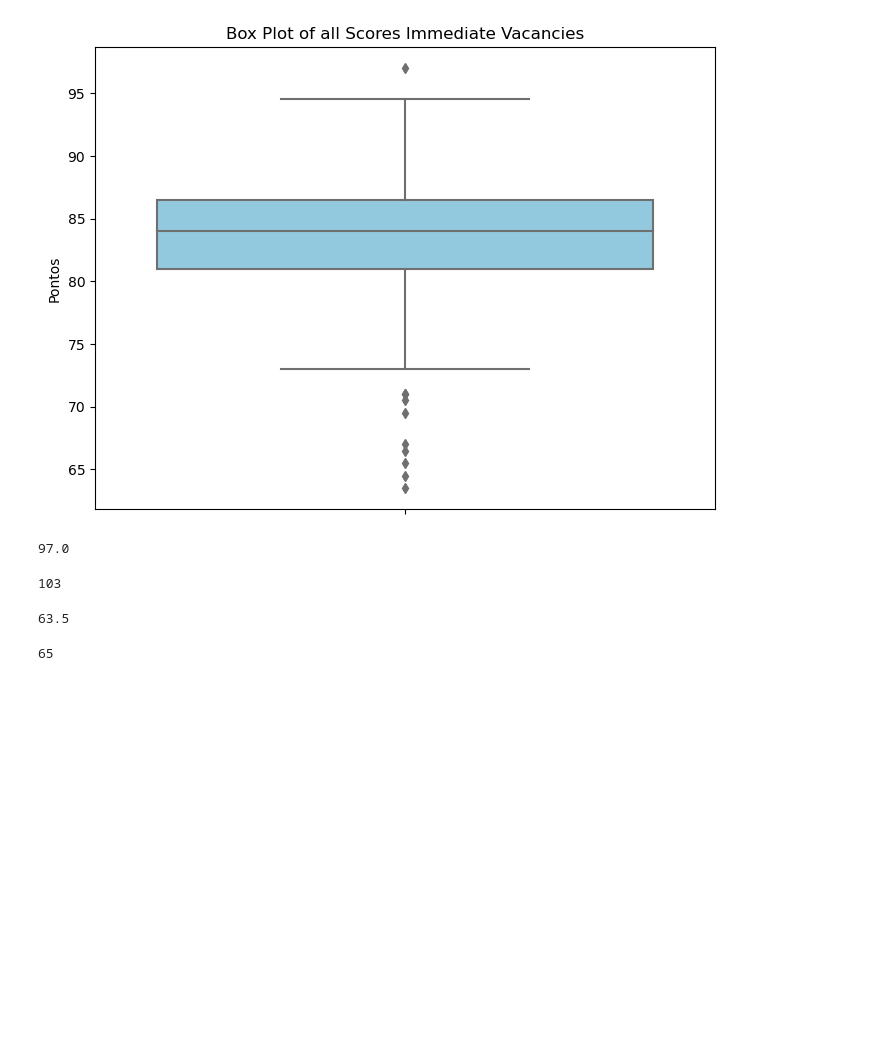
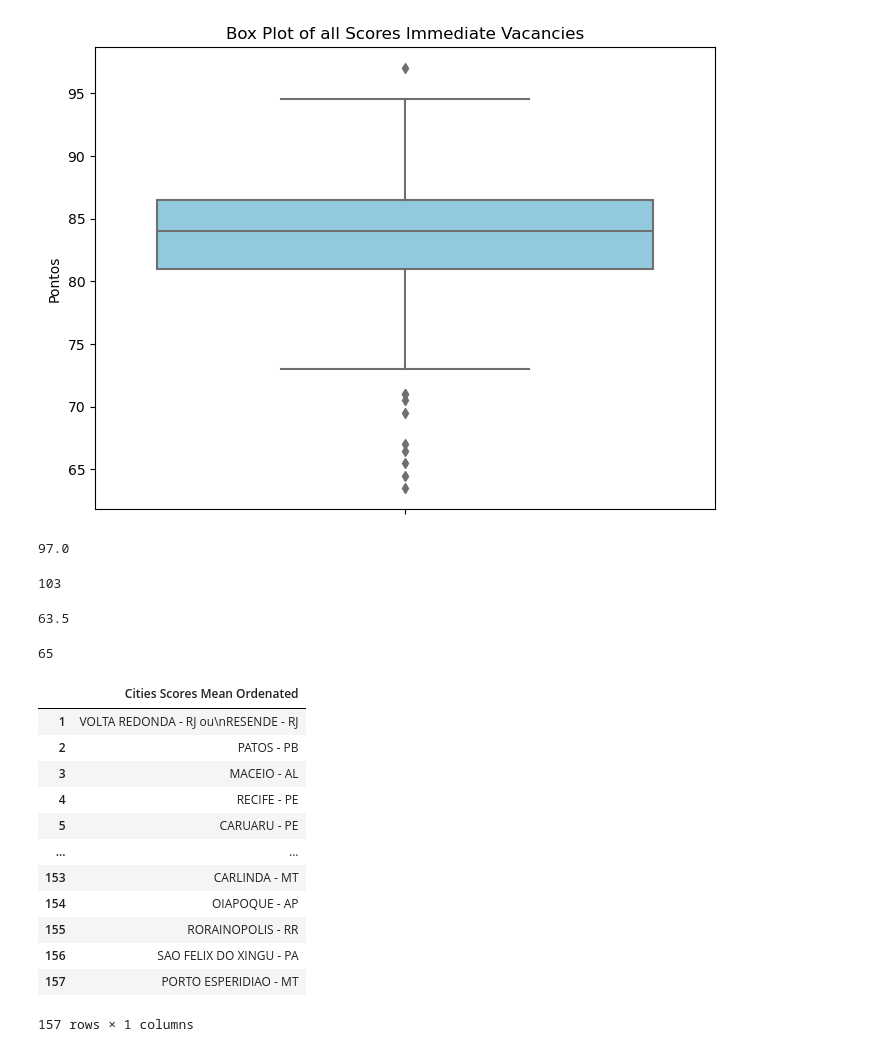
Before and after one commit to oakthyago/Electrical-Demand-Brazil, a Jupyter notebook: bank-of-brazil-public-tender-2023.ipynb, the cells around one changed output. Saved outputs shown, nothing was run; the diff lists cells and outputs as text; code cells hidden in the pictures; blank space fills up the shorter version.

```diff
--- a/bank-of-brazil-public-tender-2023.ipynb
+++ b/bank-of-brazil-public-tender-2023.ipynb
@@ -168,11 +172,11 @@ mean_pontos = new_df.groupby('Micro')['Pontos'].mean()
 sorted_micros = mean_pontos.sort_values(ascending=False)
 
 # Store the sorted Micro values in a separate list
-micro_list = sorted_micros.index.tolist()
+micro_list2 = sorted_micros.index.tolist()
 
 # Calculate the box plot variables for each Micro and store them in a list
 boxplot_vars = []
-for micro in micro_list:
+for micro in micro_list2:
     micro_subset = new_df[new_df['Micro'] == micro]
     boxplot_vars.append(micro_subset['Pontos'])
 
@@ -183,7 +187,7 @@ plt.figure(figsize=(20, 14))
 sns.boxplot(data=boxplot_vars)
 
 # Set the x-axis labels using the Micro numbers
-plt.xticks(range(len(micro_list)), micro_list, rotation=90, ha='right')
+plt.xticks(range(len(micro_list2)), micro_list2, rotation=90, ha='right')
 
 # Set plot title and labels
 plt.title('Box Plots of Pontos for Micro 1-157 (Ordered by Mean)')
@@ -228,3 +232,37 @@ min_pontos = new_df["Pontos"].min()
 new_df.loc[new_df["Pontos"] == min_pontos, "Micro"].values[0]
 # %% [output]
 65
+# %%
+# Create a dictionary mapping MICRO to LOCAL PROVA
+mapping_dict2 = dict(zip(df3['MICRO'], df3['LOCAL DE PROVA']))
+
+# Map the values in micro_list to their corresponding LOCAL PROVA values
+mapped_list2 = [mapping_dict2.get(micro, micro) for micro in micro_list2]
+
+# Create a DataFrame from mapped_list
+df_mapped2 = pd.DataFrame(mapped_list2, columns=['LOCAL PROVA'])
+
+# Rename the column
+df_mapped2 = df_mapped2.rename(columns={'LOCAL PROVA': 'Cities Scores Mean Ordenated'})
+
+# Set the index to start from 1
+df_mapped2.index = df_mapped2.index + 1
+
+# Export the DataFrame to an Excel file
+df_mapped2.to_excel('mapped_list2.xlsx', index=True, startrow=1)
+# %%
+df_mapped2
+# %% [output]
+|  | Cities Scores Mean Ordenated |
+| 1 | VOLTA REDONDA - RJ ou\nRESENDE - RJ |
+| 2 | PATOS - PB |
+| 3 | MACEIO - AL |
+| 4 | RECIFE - PE |
+| 5 | CARUARU - PE |
+| ... | ... |
+| 153 | CARLINDA - MT |
+| 154 | OIAPOQUE - AP |
+| 155 | RORAINOPOLIS - RR |
+| 156 | SAO FELIX DO XINGU - PA |
+| 157 | PORTO ESPERIDIAO - MT |
+157 rows × 1 columns
```
Also changed, not shown: parts of 3 cells of this notebook.
